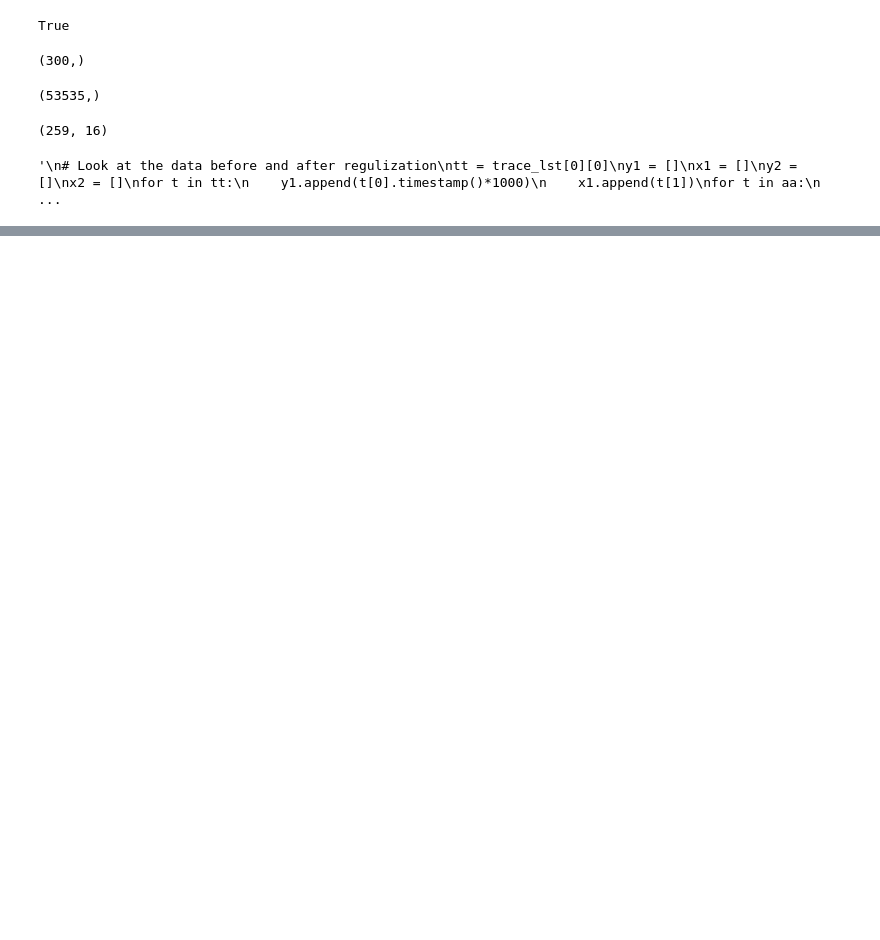
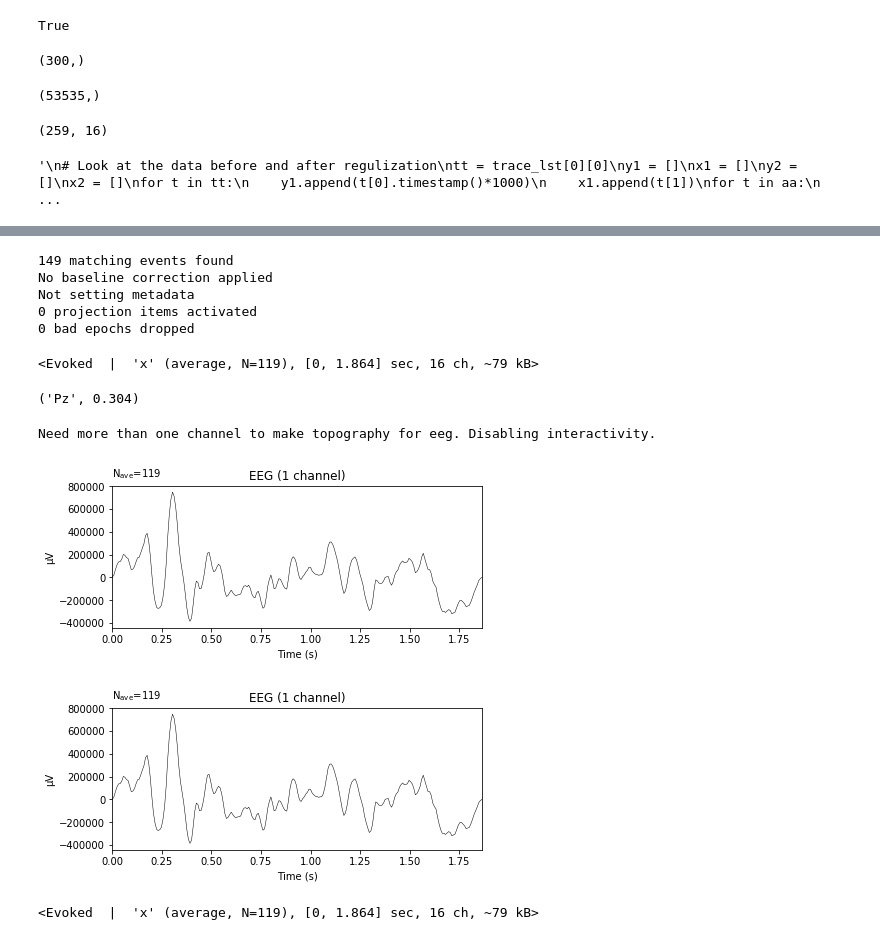
Before and after one commit to sari-saba-sadiya/cognitive-experiments-with-openbci-and-lsl, a Jupyter notebook: analysis/analyze_P300.ipynb, the cells around one changed output, grey strips where cells are left out. Cells and saved outputs as stored; diff of their text form; code cells hidden in the pictures; blank space fills up the shorter version.

```diff
--- a/analysis/analyze_P300.ipynb
+++ b/analysis/analyze_P300.ipynb
@@ -127,0 +164,33 @@ for ii,el in enumerate(el_list):
+# %%
+adata = np.apply_along_axis(lambda m: np.convolve(m, np.ones(10), mode='full')/10, axis=2, arr=fdata)
+# %%
+custom_epochs = mne.EpochsArray(adata, info, events, tmin, event_id)
+# %% [output]
+149 matching events found
+No baseline correction applied
+Not setting metadata
+0 projection items activated
+0 bad epochs dropped
+# %%
+evokedX = custom_epochs['x'].average()
+evokedO = custom_epochs['o'].average()
+# %%
+evokedXPz = evokedX.copy().pick_channels(['Pz'])
+# %%
+evokedX
+# %% [output]
+<Evoked  |  'x' (average, N=119), [0, 1.864] sec, 16 ch, ~79 kB>
+# %%
+evokedXPz.get_peak(tmin=.260, tmax=.600)
+# %% [output]
+('Pz', 0.304)
+# %%
+evokedXPz.plot()
+# %% [output]
+Need more than one channel to make topography for eeg. Disabling interactivity.
+[figure, added]
+[figure, added]
+# %%
+evokedX
+# %% [output]
+<Evoked  |  'x' (average, N=119), [0, 1.864] sec, 16 ch, ~79 kB>
```
Also changed, not shown: parts of 16 cells of this notebook.
